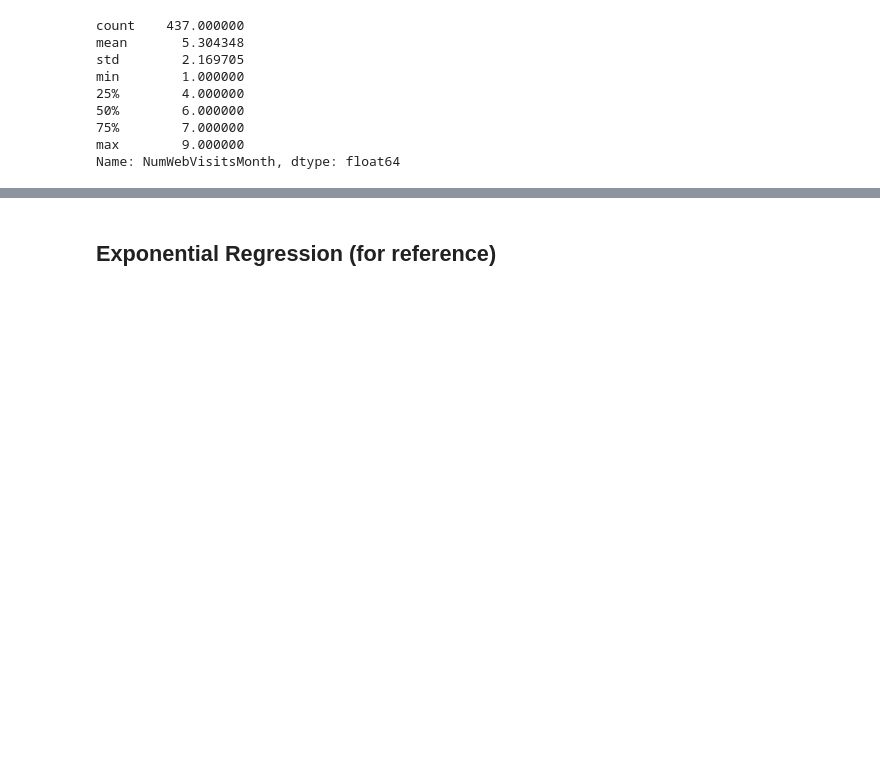
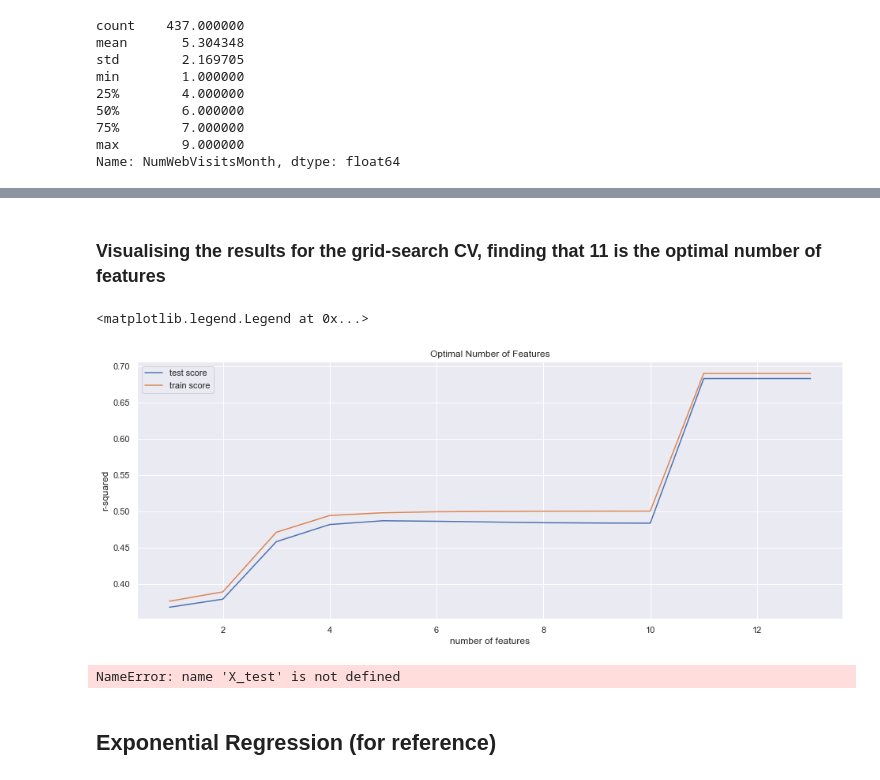
Before and after one commit to BoonHianLim/SC1015-Customer-Personality-Analysis, a Jupyter notebook: Data-Linear-Regression.ipynb, the cells around one changed output, grey strips where cells are left out. Cells and saved outputs as stored; diff of their text form; code cells hidden in the pictures; blank space fills up the shorter version.

```diff
--- a/Data-Linear-Regression.ipynb
+++ b/Data-Linear-Regression.ipynb
@@ -1754,0 +1649,28 @@ ValueError: all the input array dimensions for the concatenation axis must match
+# %%
+from sklearn.feature_selection import RFE
+from sklearn.model_selection import cross_val_score
+from sklearn.model_selection import KFold
+from sklearn.model_selection import GridSearchCV
+
+# step-1: create a cross-validation scheme
+folds = KFold(n_splits = 5, shuffle = True, random_state = 100)
+
+# step-2: specify range of hyperparameters to tune
+hyper_params = [{'n_features_to_select': list(range(1, 14))}]
+
+
+# step-3: perform grid search
+# 3.1 specify model
+MODEL.fit(X_train, Y_train)
+rfe = RFE(MODEL)
+
+# 3.2 call GridSearchCV()
+model_cv = GridSearchCV(estimator = rfe,
+                        param_grid = hyper_params,
+                        scoring= 'r2',
+                        cv = folds,
+                        verbose = 1,
+                        return_train_score=True)
+
+# fit the model
+model_cv.fit(X_train, Y_train)
@@ -1754,0 +1684,3 @@ ValueError: all the input array dimensions for the concatenation axis must match
+# %%
+cv_results = pd.DataFrame(model_cv.cv_results_)
+cv_results
@@ -1755,3 +1703,34 @@ ValueError: all the input array dimensions for the concatenation axis must match
+# %% [markdown]
+### Visualising the results for the grid-search CV, finding that 11 is the optimal number of features
+# %%
+# plotting cv results
+plt.figure(figsize=(16,6))
+
+plt.plot(cv_results["param_n_features_to_select"], cv_results["mean_test_score"])
+plt.plot(cv_results["param_n_features_to_select"], cv_results["mean_train_score"])
+plt.xlabel('number of features')
+plt.ylabel('r-squared')
+plt.title("Optimal Number of Features")
+plt.legend(['test score', 'train score'], loc='upper left')
+# %% [output]
+<matplotlib.legend.Legend at 0x...>
+[figure, added]
+# %%
+# final model
+n_features_optimal = 11
+
+lm = LinearRegression()
+lm.fit(X_train, Y_train)
+
+rfe = RFE(lm, n_features_to_select=n_features_optimal)
+rfe = rfe.fit(X_train, Y_train)
+
+# predict prices of X_test
+y_pred = lm.predict(X_test)
+r2 = sklearn.metrics.r2_score(Y_test, y_pred)
+print(r2)
+# %% [output]
+NameError: name 'X_test' is not defined
 # %% [markdown]
 ## Exponential Regression (for reference)
 # %%
```
Also changed, not shown: parts of 19 cells of this notebook.
